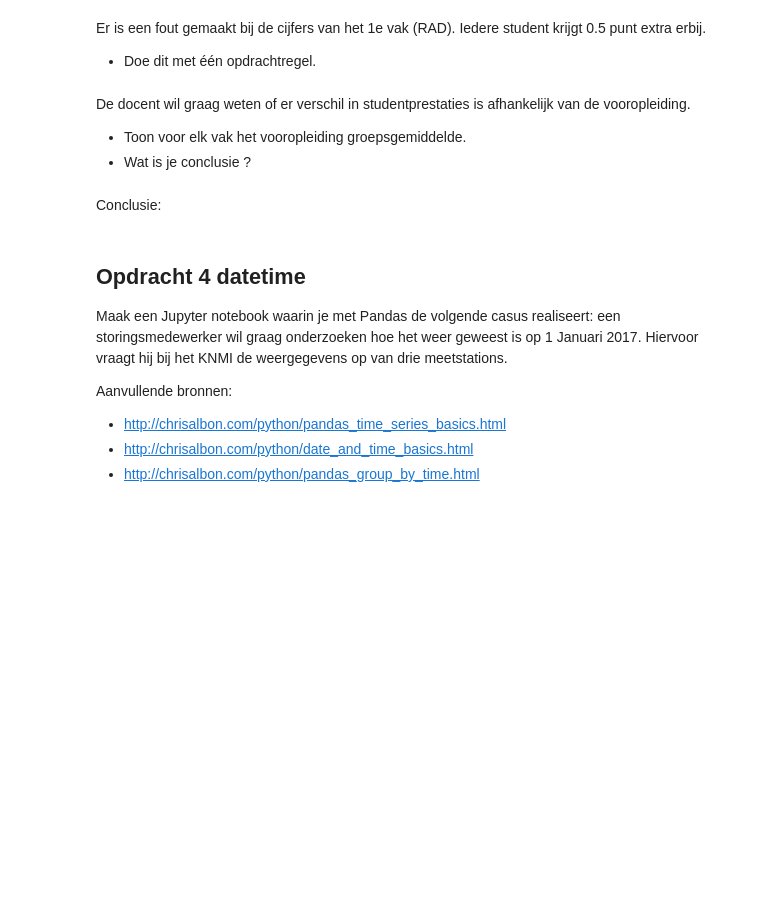
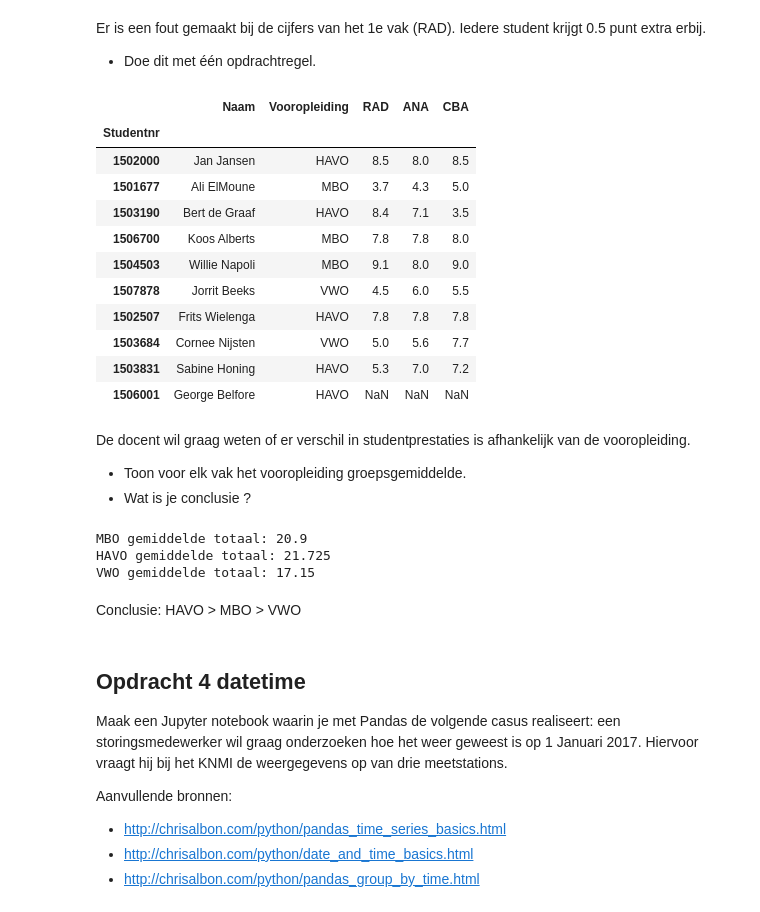
Before and after one commit to dmmqz/CM2024, a Jupyter notebook: CM03_pandas/CM_Pandas_opdrachten.ipynb, the cells around one changed output. Saved outputs shown, nothing was run; the diff lists cells and outputs as text; code cells hidden in the pictures; blank space fills up the shorter version.

```diff
--- a/CM03_pandas/CM_Pandas_opdrachten.ipynb
+++ b/CM03_pandas/CM_Pandas_opdrachten.ipynb
@@ -130,12 +320,46 @@ De docent wil wat basisgegevens: minimum, maximum, gemiddelde van de cijfers wet
 # %% [markdown]
 Er is een fout gemaakt bij de cijfers van het 1e vak (RAD). Iedere student krijgt 0.5 punt extra erbij.
 -	Doe dit met één opdrachtregel.
+# %%
+studenten[["RAD"]] += 0.5
+studenten
+# %% [output]
+|  | Naam | Vooropleiding | RAD | ANA | CBA |
+| Studentnr |  |  |  |  |  |
+| 1502000 | Jan Jansen | HAVO | 8.5 | 8.0 | 8.5 |
+| 1501677 | Ali ElMoune | MBO | 3.7 | 4.3 | 5.0 |
+| 1503190 | Bert de Graaf | HAVO | 8.4 | 7.1 | 3.5 |
+| 1506700 | Koos Alberts | MBO | 7.8 | 7.8 | 8.0 |
+| 1504503 | Willie Napoli | MBO | 9.1 | 8.0 | 9.0 |
+| 1507878 | Jorrit Beeks | VWO | 4.5 | 6.0 | 5.5 |
+| 1502507 | Frits Wielenga | HAVO | 7.8 | 7.8 | 7.8 |
+| 1503684 | Cornee Nijsten | VWO | 5.0 | 5.6 | 7.7 |
+| 1503831 | Sabine Honing | HAVO | 5.3 | 7.0 | 7.2 |
+| 1506001 | George Belfore | HAVO | NaN | NaN | NaN |
 # %% [markdown]
 De docent wil graag weten of er verschil in studentprestaties is afhankelijk van de vooropleiding.
 -	Toon voor elk vak het vooropleiding groepsgemiddelde.
 -	Wat is je conclusie ?
-# %% [markdown]
-Conclusie:
+# %%
+s_copy = studenten[["RAD", "ANA", "CBA"]]
+mbo = s_copy[studenten["Vooropleiding"] == "MBO"]
+havo = s_copy[studenten["Vooropleiding"] == "HAVO"]
+vwo = s_copy[studenten["Vooropleiding"] == "VWO"]
+
+mbo_mean = mbo.mean().sum()
+havo_mean = havo.mean().sum()
+vwo_mean = vwo.mean().sum()
+
+print(f"MBO gemiddelde totaal: {mbo_mean}")
+print(f"HAVO gemiddelde totaal: {havo_mean}")
+print(f"VWO gemiddelde totaal: {vwo_mean}")
+# %% [output]
+MBO gemiddelde totaal: 20.9
+HAVO gemiddelde totaal: 21.725
+VWO gemiddelde totaal: 17.15
+# %% [markdown]
+Conclusie:
+HAVO > MBO > VWO
 # %% [markdown]
 ## Opdracht 4 datetime
 
```
Also changed, not shown: parts of 27 cells of this notebook, 2 other files.
